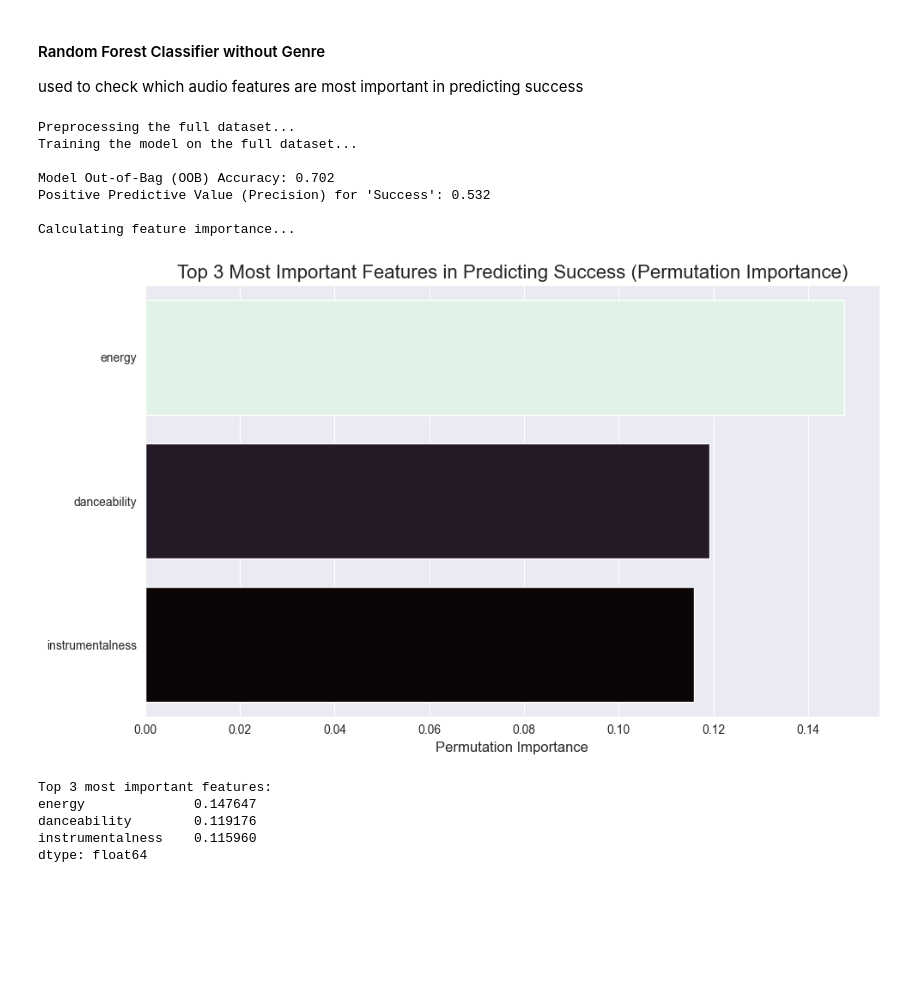
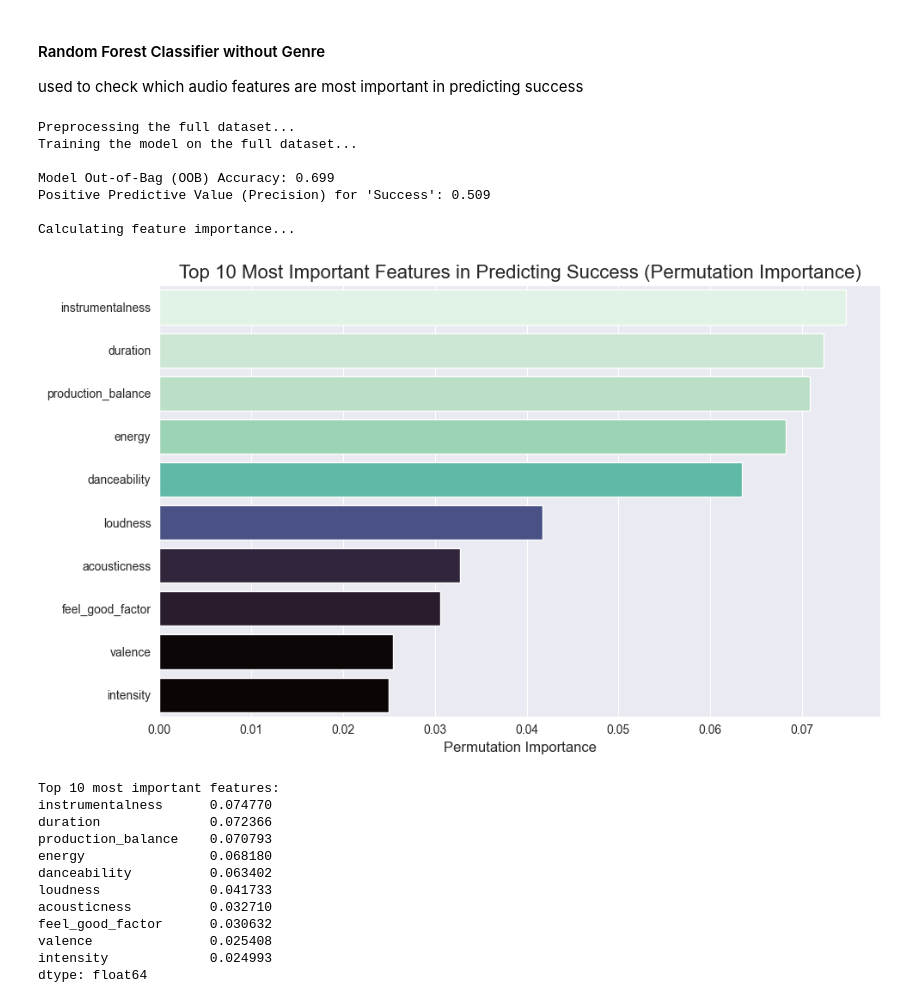
Before and after one commit to ofriK1708/data_science_projects, a Jupyter notebook: music_success_audio_features/researchDataset.ipynb, the cells around one changed output. Cells and saved outputs as stored; diff of their text form; code cells hidden in the pictures; blank space fills up the shorter version.

```diff
--- a/music_success_audio_features/researchDataset.ipynb
+++ b/music_success_audio_features/researchDataset.ipynb
@@ -438,13 +529,14 @@ from sklearn.metrics import precision_score  # Import metrics
 TARGET_COL = 'is_success'
 
 # --- Prepare Data using the full dataset ---
-X = songs_past_20_years[audio_features]
+X = songs_past_20_years[numerical_audio_features + categorical_audio_features]
 y = songs_past_20_years[TARGET_COL].astype(int)
 
 # --- Create and Fit the Preprocessor ---
 preprocessor = ColumnTransformer(
     transformers=[
-        ('audio', StandardScaler(), audio_features),
+        ('audio', StandardScaler(), numerical_audio_features),
+        ('categorical', OneHotEncoder(handle_unknown='ignore', sparse_output=False), categorical_audio_features)
     ],
     remainder='passthrough'
 )
@@ -453,7 +545,11 @@ print("Preprocessing the full dataset...")
 X_transformed = preprocessor.fit_transform(X)
 
 # --- Get the Correct Feature Names After Transformation ---
-all_feature_names = np.array(audio_features)
+# Get categorical feature names from OneHotEncoder
+categorical_feature_names = preprocessor.named_transformers_['categorical'].get_feature_names_out(categorical_audio_features)
+# Combine all feature names
+all_feature_names = np.concatenate([numerical_audio_features, categorical_feature_names])
+
 
 # --- Train the Model on the Full Dataset ---
 model = RandomForestClassifier(
@@ -486,33 +582,40 @@ result = permutation_importance(
 Preprocessing the full dataset...
 Training the model on the full dataset...
 
-Model Out-of-Bag (OOB) Accuracy: 0.702
-Positive Predictive Value (Precision) for 'Success': 0.532
+Model Out-of-Bag (OOB) Accuracy: 0.699
+Positive Predictive Value (Precision) for 'Success': 0.509
 
 Calculating feature importance...
 # %%
-importances = pd.Series(result.importances_mean, index=all_feature_names).sort_values()
+importances = pd.Series(result.importances_mean, index=all_feature_names).sort_values(ascending=False)
 
 # --- Plot the Results ---
 # Take the top most important features for plotting
-top_importances = importances[importances >= 0.1].sort_values(ascending=False)
+top_importances = importances.head(10).sort_values(ascending=False)
 my_palette = sns.cubehelix_palette(start=.5, rot=-.75, as_cmap=True)
 plt.figure(figsize=(10, 6))
 # --- Use seaborn.barplot for a colorful plot ---
 sns.barplot(x=top_importances.values, y=top_importances.index, hue=top_importances, legend=False,
             palette='mako')
 plt.title(f'Top {len(top_importances)} Most Important Features in Predicting Success (Permutation Importance)', fontsize=16)
 plt.xlabel('Permutation Importance', fontsize=12)
 plt.ylabel('')  # The feature names are the labels, so no need for a y-axis title
 plt.tight_layout()
 plt.show()
 
 print(f"\nTop {len(top_importances)} most important features:")
 print(top_importances)
 # %% [output]
-[figure, old version]
+[figure, new version]
-Top 3 most important features:
-energy              0.147647
-danceability        0.119176
-instrumentalness    0.115960
+Top 10 most important features:
+instrumentalness      0.074770
+duration              0.072366
+production_balance    0.070793
+energy                0.068180
+danceability          0.063402
+loudness              0.041733
+acousticness          0.032710
+feel_good_factor      0.030632
+valence               0.025408
+intensity             0.024993
 dtype: float64
```
Also changed, not shown: parts of 10 cells of this notebook.
